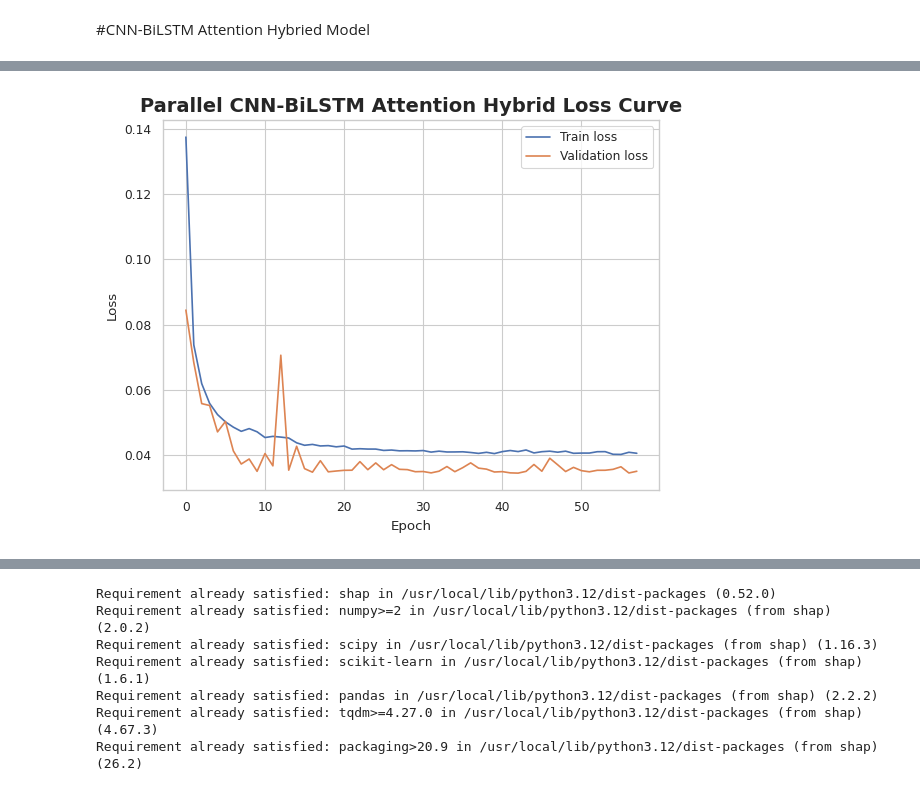
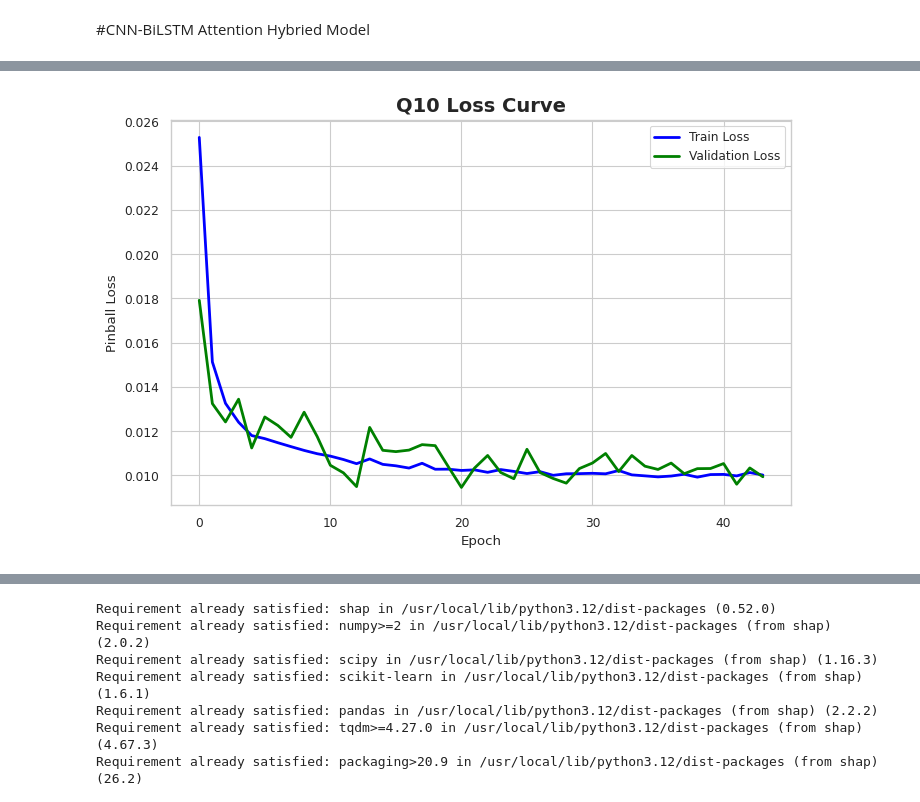
Before and after one commit to Joydas2003/Electrical-Load-Forcasting-Ml, a Jupyter notebook: Machine Learning Based short term Electrical Load Forcasting.ipynb, the cells around one changed output, grey strips where cells are left out. Cells and saved outputs as stored; diff of their text form; code cells hidden in the pictures.

```diff
--- a/Machine Learning Based short term Electrical Load Forcasting.ipynb
+++ b/Machine Learning Based short term Electrical Load Forcasting.ipynb
@@ -1407,12 +1427,22 @@ TOTAL TIME: 107.54328727722168
 # %%
 model.eval()
+
 pred = []
 
 with torch.no_grad():
+
     for xb, _ in test_loader:
-        pred.append(model(xb).cpu().numpy())
+
+        xb = xb.to(device)
+
+        output = model(xb)
+
+        pred.append(
+            output.cpu().numpy()
+        )
 
 y_pred = np.concatenate(pred).reshape(-1)
+
 y_true = y_test_w.reshape(-1)
 # %%
 y_true_inv = sy.inverse_transform(y_true.reshape(-1,1)).reshape(-1)
@@ -2043,22 +2242,43 @@ plt.close()
 # %%
-plt.plot(train_loss_list, label="Train loss")
-plt.plot(val_loss_list, label="Validation loss")
+plt.figure(figsize=(8,5))
+
+plt.plot(
+    train_q10_loss,
+    color="blue",
+    linewidth=2,
+    label="Train Loss"
+)
+
+plt.plot(
+    val_q10_loss,
+    color="green",
+    linewidth=2,
+    label="Validation Loss"
+)
+
+plt.xlabel("Epoch")
+plt.ylabel("Pinball Loss")
+
+plt.title(
+    "Q10 Loss Curve",
+    fontsize=14,
+    fontweight="bold"
+)
+
 plt.legend()
-plt.xlabel("Epoch")
-plt.ylabel("Loss")
-plt.title(
-    "Parallel CNN-BiLSTM Attention Hybrid Loss Curve",
-    fontsize=14,
-    fontweight='bold'
 
+plt.savefig(
+    "Q10_Loss_Curve.png",
+    dpi=300,
+    bbox_inches="tight"
 )
-plt.savefig("plot.png", dpi=300, bbox_inches='tight')
+
 from google.colab import files
+files.download("Q10_Loss_Curve.png")
 
-files.download("plot.png")
 plt.show()
 plt.close()
 # %% [output]
 [interactive output not drawn]
 [interactive output not drawn]
-[figure, old version]
+[figure, new version]
```
Also changed, not shown: parts of 60 cells of this notebook.
